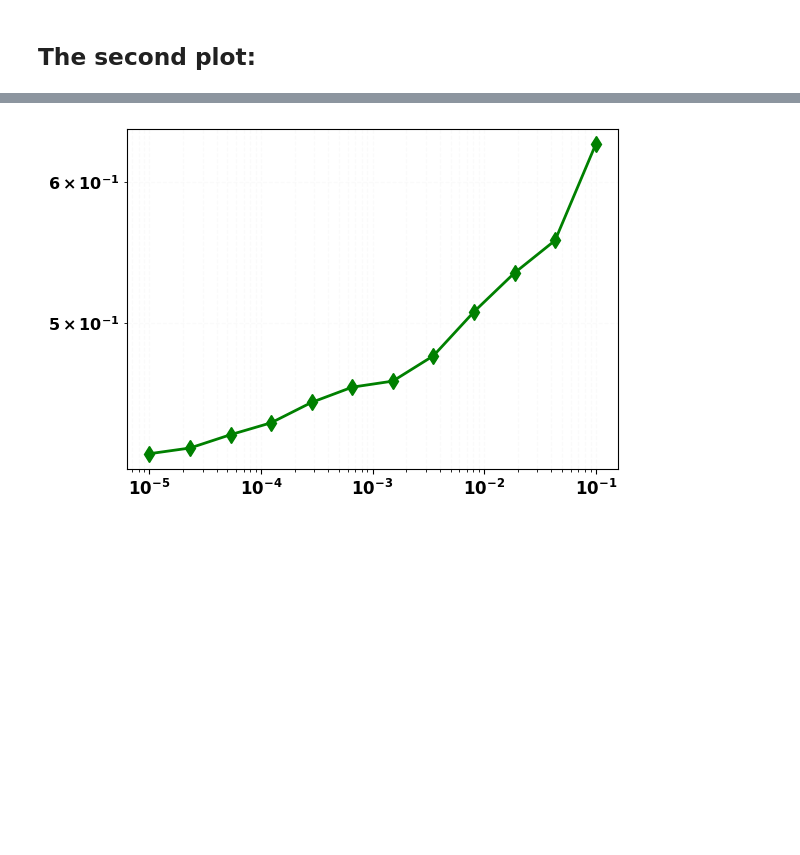
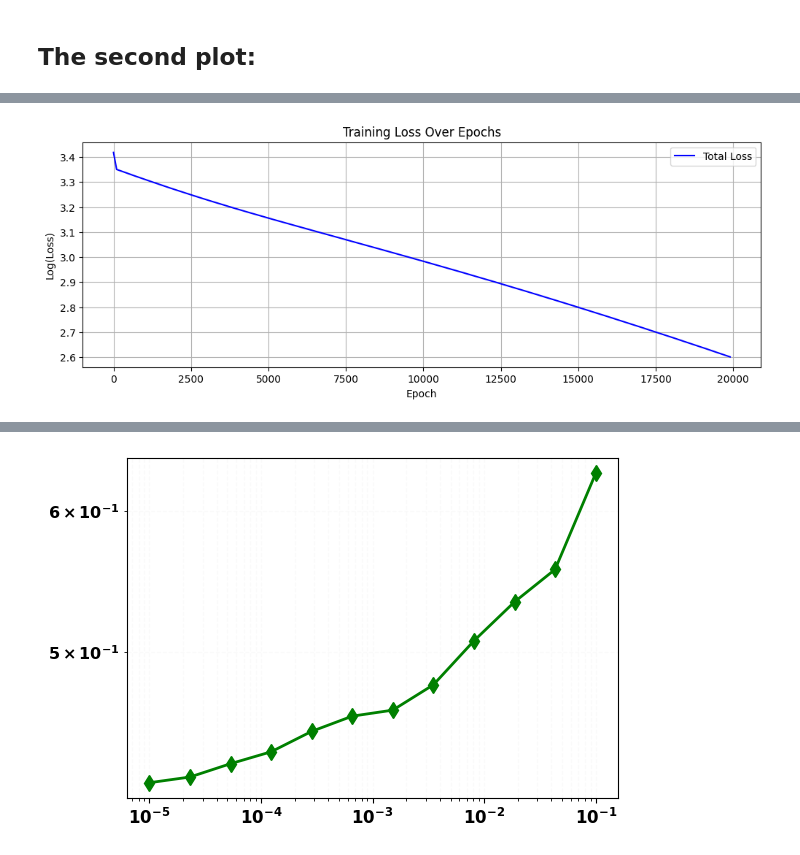
Before and after one commit to Hamid-Mofidi/PINNs_on_Multiple_timescale_dynamics, a Jupyter notebook: Nonhyperbolic/GSPINNs-error.ipynb, the cells around one changed output, grey strips where cells are left out. Cells and saved outputs as stored; diff of their text form; code cells hidden in the pictures; blank space fills up the shorter version.

```diff
--- a/Nonhyperbolic/GSPINNs-error.ipynb
+++ b/Nonhyperbolic/GSPINNs-error.ipynb
@@ -405,7 +419,7 @@ if __name__ == '__main__':
     optimizer = torch.optim.Adam(list(model_fast.parameters()) + list(model_slow.parameters()) + list(model_fast2.parameters()), lr=1e-3)
 
     loss_values = []
-    epoch_num = 2000
+    epoch_num = 20000
 
     uf_end, vf_end = np.random.random(), np.random.random()
     us_init, vs_init = np.random.random(), np.random.random()
@@ -433,7 +447,7 @@ if __name__ == '__main__':
             us_end,  vs_end  = u_pred_fast2[-1], v_pred_fast2[-1]
             uf2_end, vf2_end = u_pred_slow[-1],  v_pred_slow[-1]
 
-        if epoch % 2000 == 0:
+        if epoch % 4000 == 0:
             print(f'Epoch {epoch}, Total Loss: {loss_total.item()}')
 
         loss_values.append(loss_total.item())
@@ -446,3 +460,4 @@ if __name__ == '__main__':
     plt.legend()
     plt.grid(True)
     plt.show()
+# %% [output]
@@ -449,3 +470,4 @@ if __name__ == '__main__':
+[figure, added]
 # %%
 import numpy as np
 import matplotlib.pyplot as plt
```
Also changed, not shown: parts of 7 cells of this notebook.
